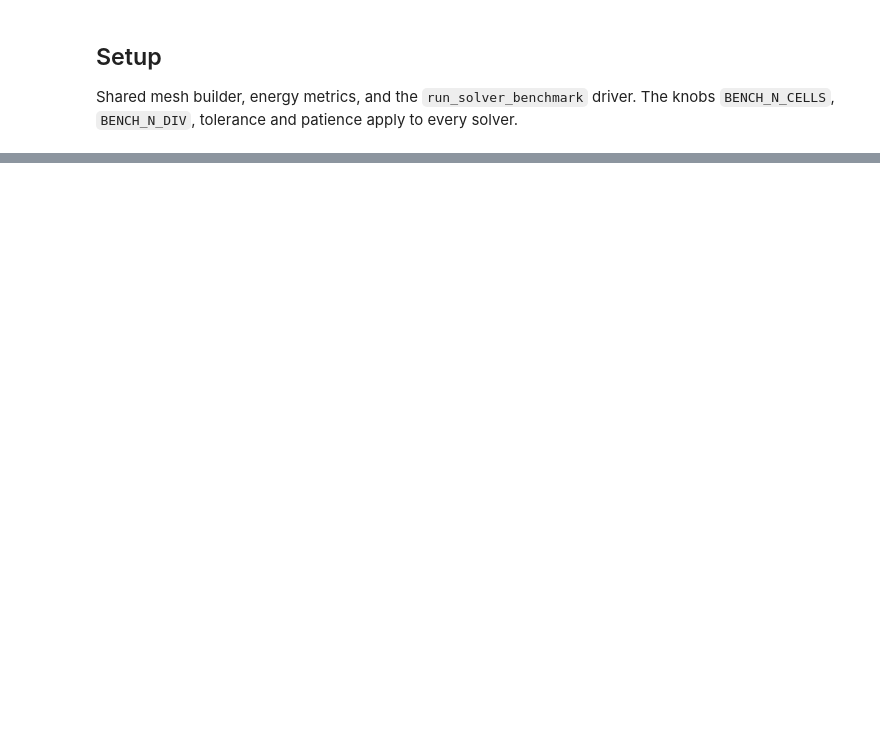
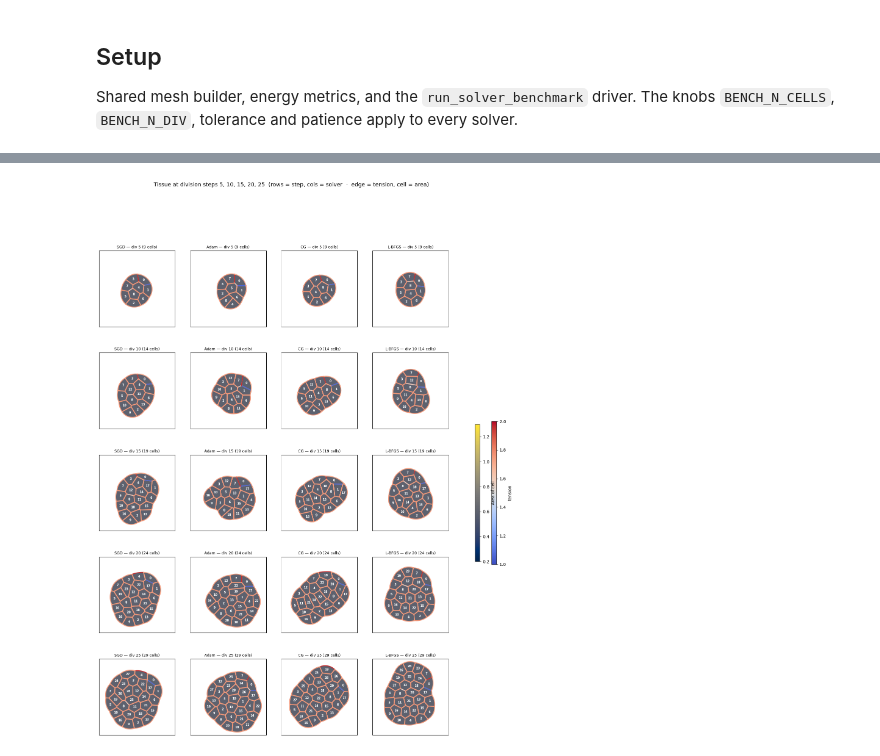
Before and after one commit to VirtualEmbryo/vertax, a Jupyter notebook: src/vertax/mitotic_spindle/optimizers_benchmark.ipynb, the cells around one changed output, grey strips where cells are left out. Drawn from its saved outputs; the diff is of its cells as text; code cells hidden in the pictures; blank space fills up the shorter version.

```diff
--- a/src/vertax/mitotic_spindle/optimizers_benchmark.ipynb
+++ b/src/vertax/mitotic_spindle/optimizers_benchmark.ipynb
@@ -109,7 +111,7 @@ def run_solver_benchmark(name, solver, max_iter,
     m0_snapshot = BoundedMesh.copy_mesh(m0)
     iters_per_relax = []   # actual iterations of each per-division relaxation
     t0 = time.perf_counter()
-    m_final, _ = run_n_divisions(
+    m_final, snapshots = run_n_divisions(
         m0, n_divisions=BENCH_N_DIV,
         cell_rng=np.random.default_rng(0),
         inner_solver=solver,
@@ -123,9 +125,12 @@ def run_solver_benchmark(name, solver, max_iter,
     # fewer than max_iter iterations; record the real per-relaxation counts.
     total_iters = int(sum(iters_per_relax))
     mean_iters  = total_iters / max(len(iters_per_relax), 1)
+    # snapshots[k][1] is the relaxed mesh just after division k+1; keep them so
+    # the comparison plot can show intermediate division steps, not just the final.
+    relaxed_steps = [snap_opt for (_, snap_opt) in snapshots]
     params = dict(max_iter=max_iter, tolerance=tolerance, patience=patience,
                   iters_per_relax=iters_per_relax, total_iters=total_iters,
-                  mean_iters=mean_iters)
+                  mean_iters=mean_iters, relaxed_steps=relaxed_steps)
     met = mesh_metrics(m_final)
     print(f"[{name}] {elapsed:.2f} s, {total_iters} iters total "
           f"({mean_iters:.0f}/relax, cap {max_iter}), tol={tolerance:g}, "
@@ -181,64 +258,65 @@ print(f"L-BFGS total time: {lbfgs_time:.2f} s")
 # %%
-# Initial mesh + the four final meshes (one per solver), side by side. The initial
-# 4-cell mesh is shared by all solvers, so it is shown once; the four final meshes
-# after 25 divisions sit next to it for a direct visual comparison of how each
-# solver relaxed the tissue. Edge colour = tension, cell colour = area.
+# Tissue at division steps 5/10/15/20/25 for every solver. Rows = division step,
+# columns = solver, so each row compares the four solvers at the same division and
+# each column shows one solver's progression. The shared initial mesh is shown on
+# its own above the grid. Edge colour = tension, cell colour = area.
 from visualization import _draw_mesh_on_ax, _add_cell_labels, AREA_SCALE, TENSION_SCALE
 import matplotlib
 from matplotlib.cm import ScalarMappable
 from matplotlib.colors import Normalize
 
 sm_tension = ScalarMappable(Normalize(*TENSION_SCALE), matplotlib.colormaps["coolwarm"])
 sm_area    = ScalarMappable(Normalize(*AREA_SCALE),    matplotlib.colormaps["cividis"])
 
+solver_order = [n for n in ["SGD", "Adam", "CG", "L-BFGS"] if n in bench_results]
+m_init = bench_results[solver_order[0]][1]
 
-def _fit_axes_to_mesh(ax, mesh, margin=0.3):
-    """Fit the axes to the actual vertex extent (+ margin): after 25 divisions the
-    mesh grows past its initial width/height, so the default limits would clip it."""
-    v = np.asarray(mesh.vertices)
-    xmin, ymin = v.min(axis=0); xmax, ymax = v.max(axis=0)
-    ax.set_xlim(xmin - margin, xmax + margin)
-    ax.set_ylim(ymin - margin, ymax + margin)
+# Division steps to show (kept only if they exist for this BENCH_N_DIV).
+STEPS = [s for s in (5, 10, 15, 20, 25) if s <= BENCH_N_DIV]
 
+# Common square extent over the initial mesh and every shown snapshot, so all
+# frames are exactly the same size (set_aspect('equal') + identical limits).
+def _common_extent(meshes, margin=0.3):
+    vs = [np.asarray(m.vertices) for m in meshes]
+    xmin = min(v[:, 0].min() for v in vs); xmax = max(v[:, 0].max() for v in vs)
+    ymin = min(v[:, 1].min() for v in vs); ymax = max(v[:, 1].max() for v in vs)
+    cx, cy = (xmin + xmax) / 2, (ymin + ymax) / 2
+    half = max(xmax - xmin, ymax - ymin) / 2 + margin
+    return (cx - half, cx + half), (cy - half, cy + half)
 
-# Stable solver order regardless of dict insertion.
-solver_order = [n for n in ["SGD", "Adam", "CG", "L-BFGS"] if n in bench_results]
+_shown = [m_init]
+for name in solver_order:
+    steps = bench_results[name][3]["relaxed_steps"]
+    for s in STEPS:
+        _shown.append(steps[s - 1])
+_xlim, _ylim = _common_extent(_shown)
 
-# The initial mesh is the same for every solver — take it from the first result.
-m_init = bench_results[solver_order[0]][1]
-mi = mesh_metrics(m_init)
-
-ncols = 1 + len(solver_order)          # initial + one final per solver
-fig, axes = plt.subplots(1, ncols, figsize=(5.2 * ncols, 5.5))
-axes = np.atleast_1d(axes)
-fig.suptitle(f"Inner-solver benchmark — initial 4-cell mesh and the final meshes "
-             f"after {BENCH_N_DIV} divisions  (edge = tension, cell = area)", fontsize=13)
-
-# Panel 0: the shared initial mesh.
-_draw_mesh_on_ax(m_init, axes[0], AREA_SCALE, TENSION_SCALE)
-_fit_axes_to_mesh(axes[0], m_init)
-_add_cell_labels(axes[0], m_init)
-axes[0].set_title(f"initial ({m_init.nb_faces} cells)\nE={mi['E']:.2f}", fontsize=10)
-axes[0].set_xticks([]); axes[0].set_yticks([])
-
-# Panels 1..N: the final mesh of each solver.
-for col, name in enumerate(solver_order, start=1):
-    elapsed, _, m_final, params = bench_results[name]
-    mf = mesh_metrics(m_final)
-    ax = axes[col]
-    _draw_mesh_on_ax(m_final, ax, AREA_SCALE, TENSION_SCALE)
-    _fit_axes_to_mesh(ax, m_final)
-    _add_cell_labels(ax, m_final)
-    ax.set_title(f"{name} — final ({m_final.nb_faces} cells, {elapsed:.1f} s)\n"
-                 f"E={mf['E']:.2f} (area {mf['E_area']:.2f} + tension {mf['E_tension']:.2f})",
-                 fontsize=9)
+def _panel(ax, mesh, title):
+    _draw_mesh_on_ax(mesh, ax, AREA_SCALE, TENSION_SCALE)
+    ax.set_xlim(_xlim); ax.set_ylim(_ylim); ax.set_aspect("equal")
+    _add_cell_labels(ax, mesh)
+    ax.set_title(title, fontsize=9)
     ax.set_xticks([]); ax.set_yticks([])
 
-# Single shared colorbar pair to the right of the whole row.
-cbt = fig.colorbar(sm_tension, ax=list(axes), fraction=0.012, pad=0.03, aspect=15)
-cba = fig.colorbar(sm_area,    ax=list(axes), fraction=0.012, pad=0.07, aspect=15)
+ncols = len(solver_order)
+nrows = len(STEPS)
+fig, axes = plt.subplots(nrows, ncols, figsize=(4.2 * ncols, 4.2 * nrows))
+axes = np.atleast_2d(axes)
+fig.suptitle(f"Tissue at division steps {', '.join(map(str, STEPS))}  "
+             "(rows = step, cols = solver  ·  edge = tension, cell = area)", fontsize=13)
+
+for r, step in enumerate(STEPS):
+    for col, name in enumerate(solver_order):
+        mesh = bench_results[name][3]["relaxed_steps"][step - 1]
+        _panel(axes[r, col], mesh,
+               f"{name} — div {step} ({mesh.nb_faces} cells)")
+
+cbt = fig.colorbar(sm_tension, ax=list(axes.ravel()), fraction=0.012, pad=0.03, aspect=30)
+cba = fig.colorbar(sm_area,    ax=list(axes.ravel()), fraction=0.012, pad=0.07, aspect=30)
 cbt.set_label("tension"); cba.set_label("Area of cell")
 plt.show()
+# %% [output]
+[figure, added]
 # %%
 # Timing + quality summary — ranking from fastest to slowest over the 25-division run.
 # Reports each solver's settings (iterations, tolerance, patience), wall-clock time,
```
Also changed, not shown: parts of 6 cells of this notebook.
